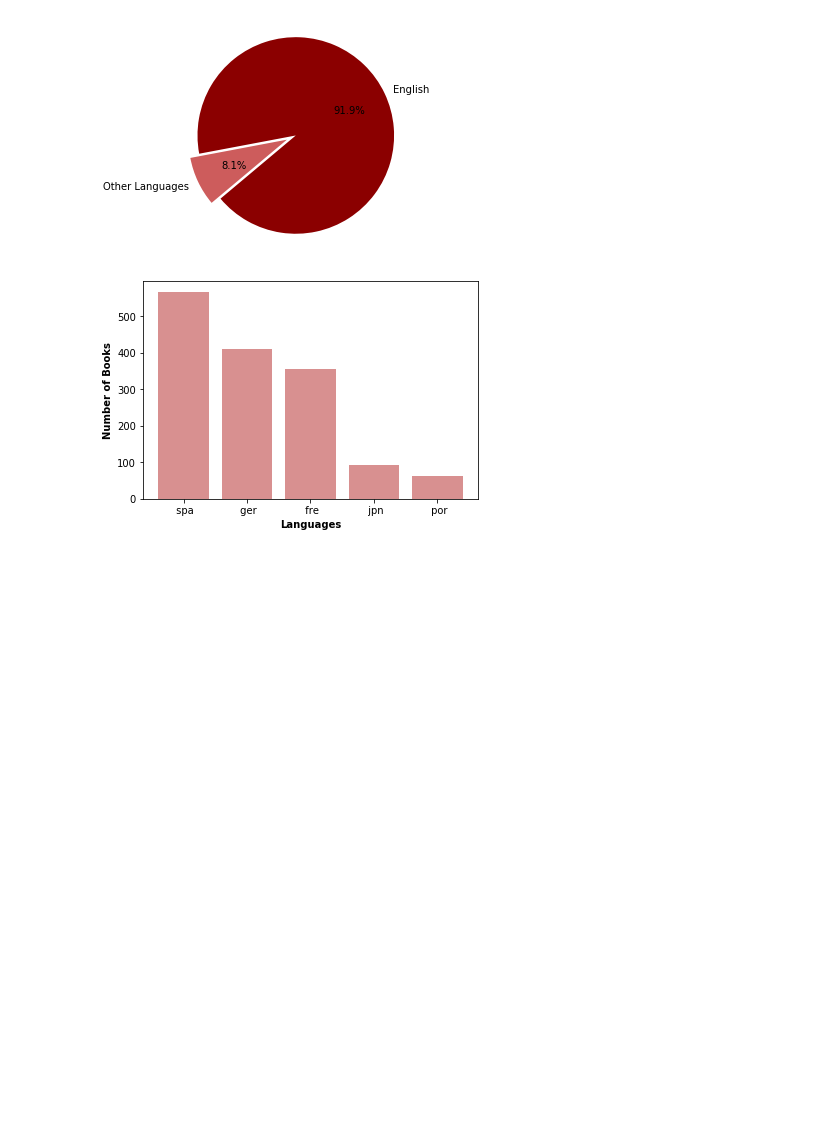
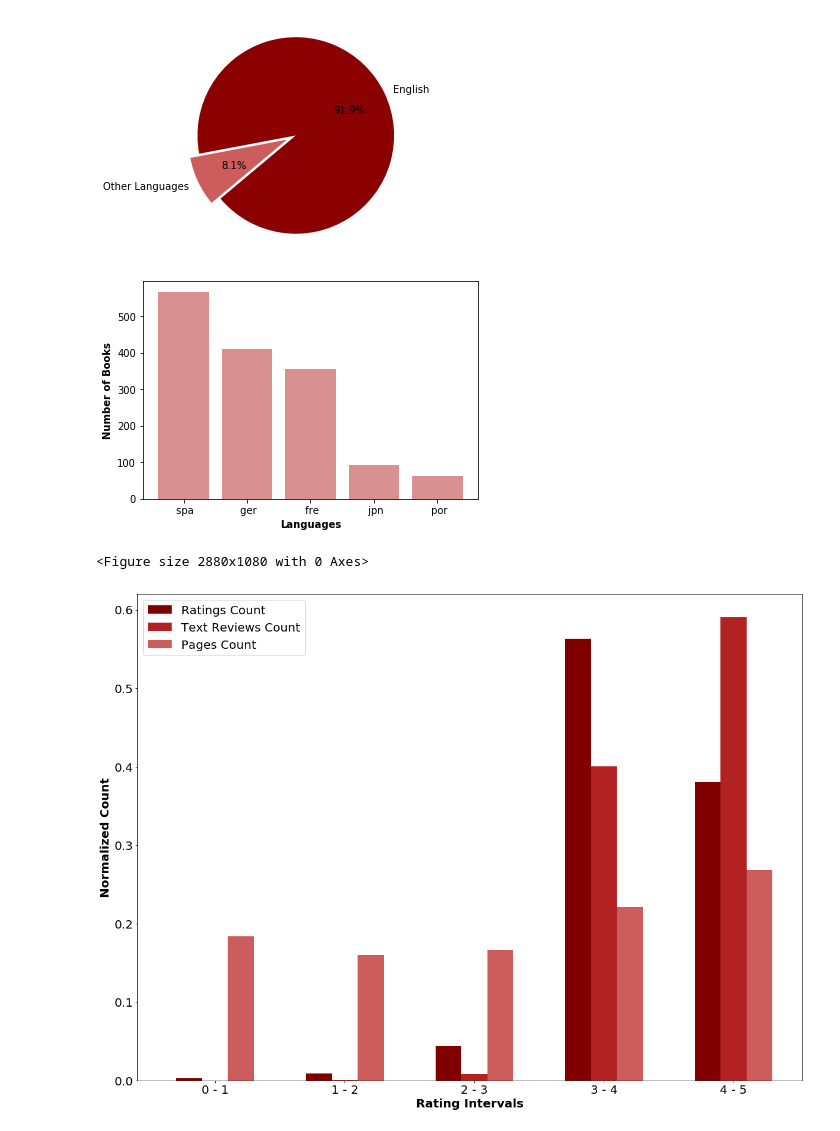
Before and after one commit to bhaktashivani/Goodreads-Data-Analysis, a Jupyter notebook: Final_function_calls.ipynb, the cells around one changed output. Drawn from its saved outputs; the diff is of its cells as text; code cells hidden in the pictures; blank space fills up the shorter version.

```diff
--- a/Final_function_calls.ipynb
+++ b/Final_function_calls.ipynb
@@ -7,3 +7,10 @@ lan_vs_num(data)
 # %% [output]
 [figure]
 [figure]
+# %%
+from triPlot import rating_distribution
+path = "datav4.csv"
+rating_distribution(path)
+# %% [output]
+<Figure size 2880x1080 with 0 Axes>
+[figure, added]
```
Also changed, not shown: parts of 1 cell of this notebook.
